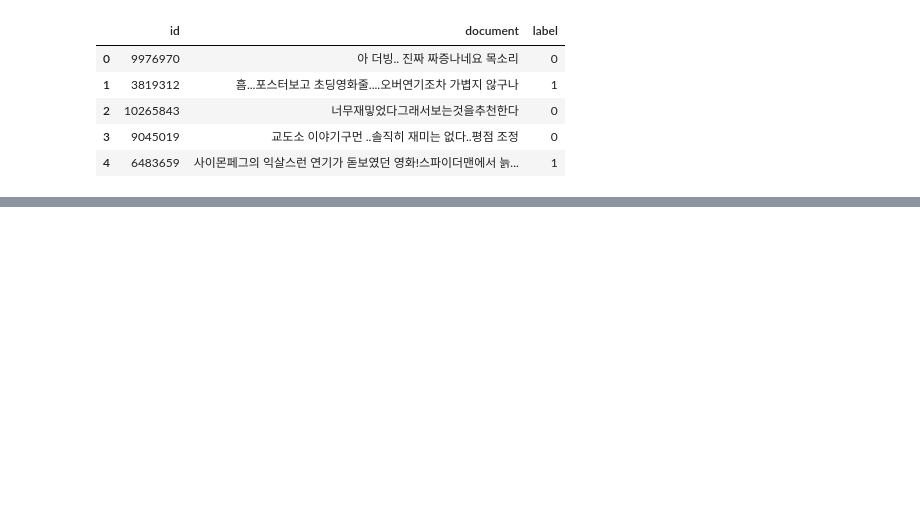
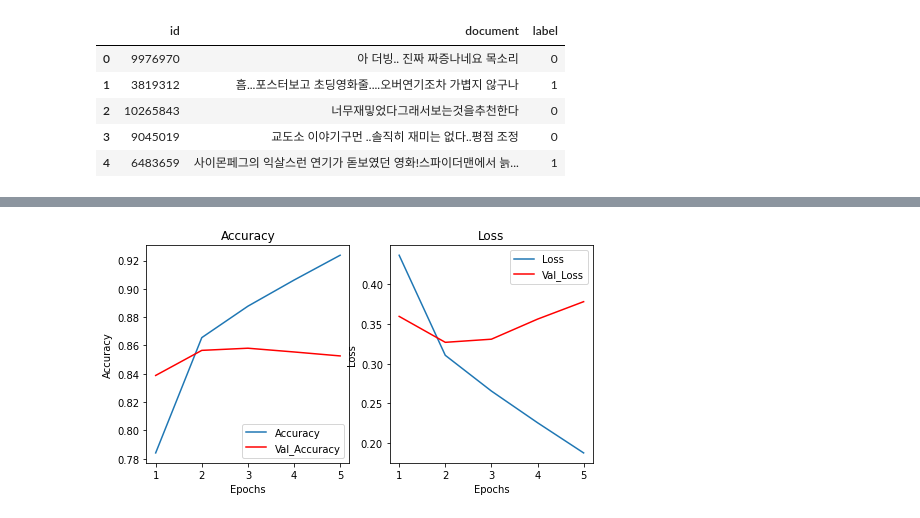
Before and after one commit to oddhyeon/Aiffel, a Jupyter notebook: [E-07]movie_review/[E-07]movie_review.ipynb, the cells around one changed output, grey strips where cells are left out. Saved outputs shown, nothing was run; the diff lists cells and outputs as text; code cells hidden in the pictures; blank space fills up the shorter version.

```diff
--- a/[E-07]movie_review/[E-07]movie_review.ipynb
+++ b/[E-07]movie_review/[E-07]movie_review.ipynb
@@ -111,3 +92,8 @@ def get_decoded_sentence(encoded_sentence, index_to_word):
 # 여러 개의 숫자 벡터로 encode된 문장을 한꺼번에 원래대로 decode하는 함수입니다.
 def get_decoded_sentences(encoded_sentences, index_to_word):
     return [get_decoded_sentence(encoded_sentence, index_to_word) for encoded_sentence in encoded_sentences]
+# %%
+for i in range(10):
+    print(X_train[i])
+    print(get_decoded_sentence(X_train[i], index_to_word))
+    print('Label: ', y_train[i])
@@ -138,0 +432,13 @@ KeyError: '<BOS>'
+# %%
+model.compile(optimizer='adam',
+              loss='binary_crossentropy',
+              metrics=['accuracy'])
+
+epochs=5
+
+history = model.fit(partial_x_train,
+                    partial_y_train,
+                    epochs=epochs,
+                    batch_size=64,
+                    validation_data=(x_val, y_val),
+                    verbose=1)
@@ -138,0 +462,28 @@ KeyError: '<BOS>'
+# %%
+history_dict = history.history
+acc = history_dict['accuracy']
+val_acc = history_dict['val_accuracy']
+loss = history_dict['loss']
+val_loss = history_dict['val_loss']
+
+epochs = range(1, len(acc) + 1)
+
+plt.figure(figsize=(8, 4))
+plt.subplot(1, 2, 1)
+plt.plot(epochs, acc, label='Accuracy')
+plt.plot(epochs, val_acc, 'red', label='Val_Accuracy')
+plt.legend(loc='lower right')
+plt.title('Accuracy')
+plt.xlabel('Epochs')
+plt.ylabel('Accuracy')
+
+plt.subplot(1, 2, 2)
+plt.plot(epochs, loss, label='Loss')
+plt.plot(epochs, val_loss, 'red', label='Val_Loss')
+plt.legend(loc='upper right')
+plt.title('Loss')
+plt.xlabel('Epochs')
+plt.ylabel('Loss')
+plt.show()
+# %% [output]
+[figure, added]
```
Also changed, not shown: parts of 36 cells of this notebook, 2 other files.
